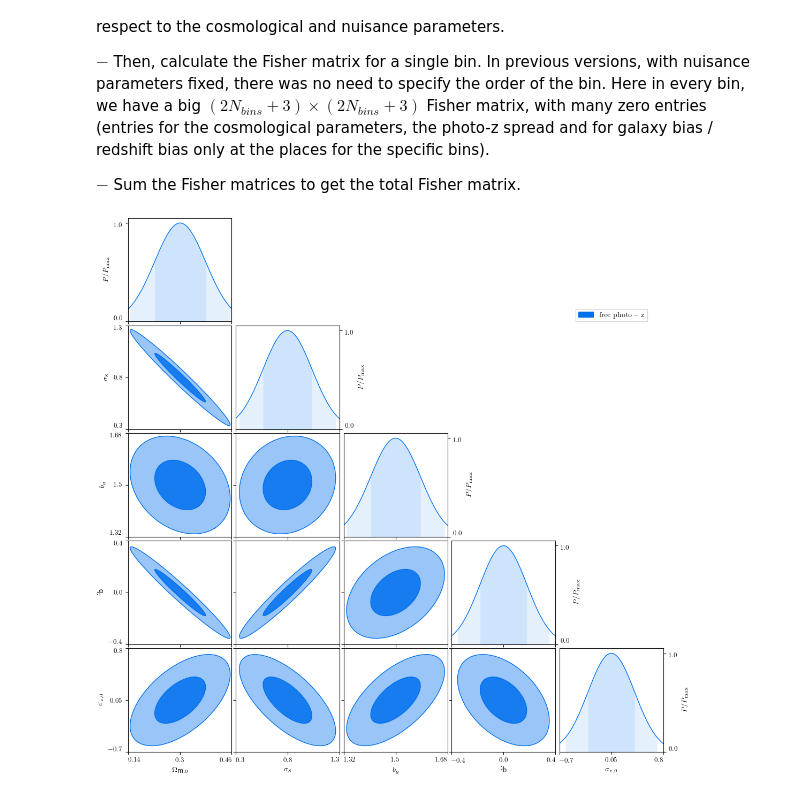
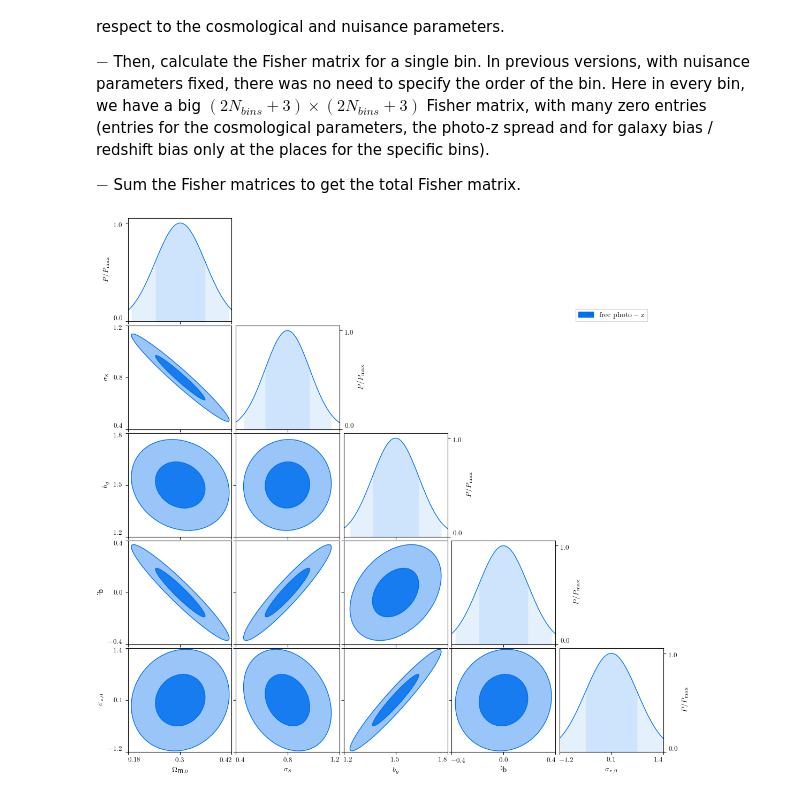
Before and after one commit to dtanoglidis/Photo_Z_project, a Jupyter notebook: Multiple_bins_no_cross_free_photo_z_params.ipynb, the cells around one changed output. Cells and saved outputs as stored; diff of their text form; code cells hidden in the pictures.

```diff
--- a/Multiple_bins_no_cross_free_photo_z_params.ipynb
+++ b/Multiple_bins_no_cross_free_photo_z_params.ipynb
@@ -167,7 +167,7 @@ def W_z_clust(z, dz, z_i, z_f, sig_z, z_bias, bias, z_0, a, b):
 
     # Window function
 
-    W_z_bin = bias*F_z/norm_const
+    W_z_bin = bias*dNdz*F_z/norm_const
 
     return W_z_bin, norm_const
 
@@ -729,19 +729,19 @@ from code.plot_utils import plot_pretty
 # %%
 param_names = ['$\Omega_{\mbox{m},0}$', '$\sigma_8$', '$b_g$','$z_{\mbox{b}}$', '$\sigma_{z,0}$']
 
-fiducial = [0.301, 0.798, 1.5, 0.0, 0.05]
+fiducial = [0.301, 0.798, 1.5, 0.0, 0.1]
 
 fisher = fm.fisher_matrix(fisher_matrix=matrix, fiducial = fiducial, param_names=param_names )
 fisher.name = 'free photo-z'
 
 fisher_list = fpa.CosmicFish_FisherAnalysis()
 fisher_list.add_fisher_matrix([fisher])
 fisher_plotter = fp.CosmicFishPlotter(fishers=fisher_list)
 
 fisher_plotter.new_plot()
 fisher_plotter.plot_tri()
 fisher_plotter.export('free_phot.pdf', dpi=100)
 fisher_plotter.export('free_phot.png', dpi=100)
 IPython.display.Image(filename='free_phot.png',unconfined=True)
 # %% [output]
-[figure, old version]
+[figure, new version]
```
